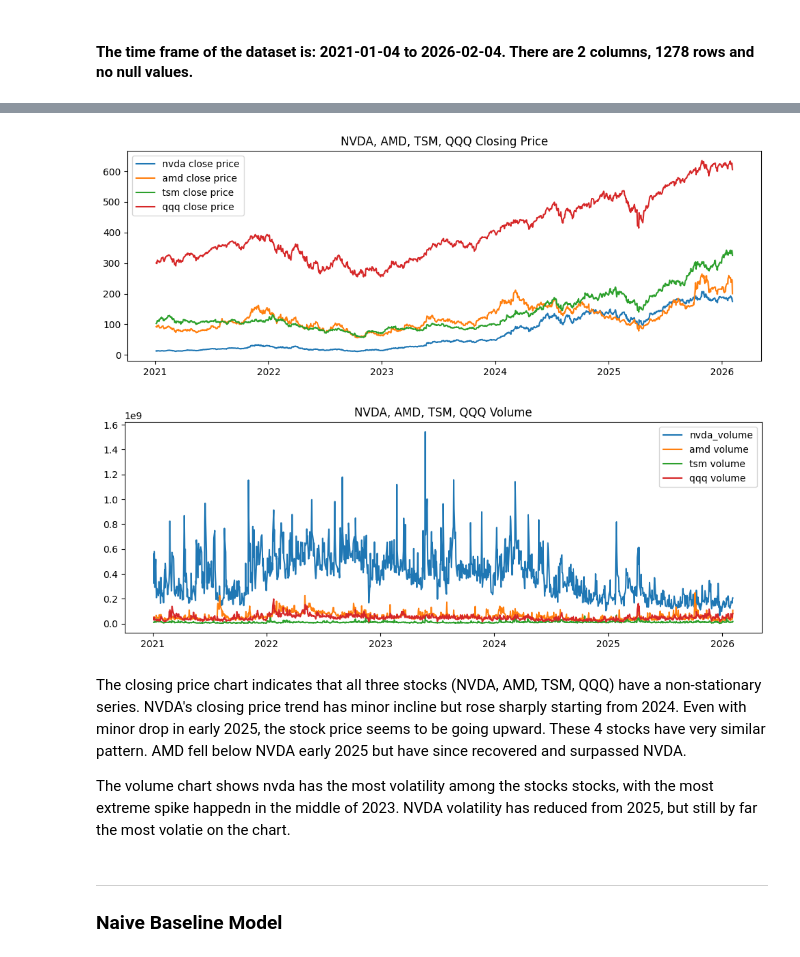
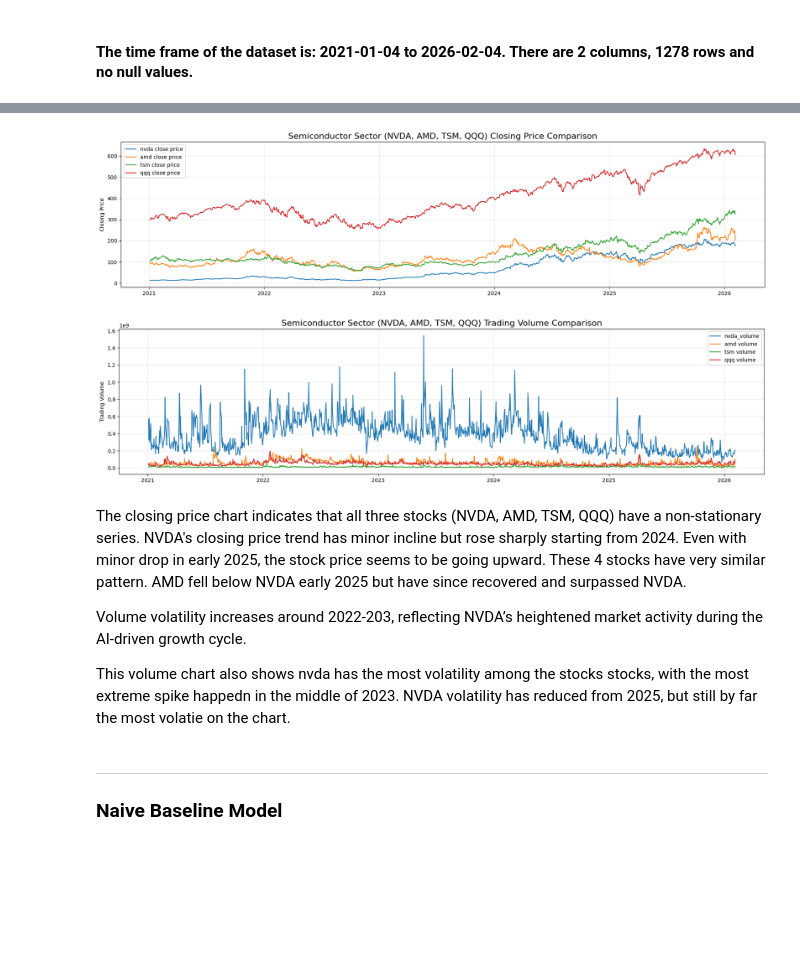
Before and after one commit to EsserMishelle/short-term-stock-forecast, a Jupyter notebook: 01_eda_and_naive_baseline.ipynb, the cells around one changed output, grey strips where cells are left out. Saved outputs shown, nothing was run; the diff lists cells and outputs as text; code cells hidden in the pictures; blank space fills up the shorter version.

```diff
--- a/01_eda_and_naive_baseline.ipynb
+++ b/01_eda_and_naive_baseline.ipynb
@@ -90,7 +85,7 @@ folder_path = '/content/drive/MyDrive/stocks'
 os.makedirs(folder_path, exist_ok=True)
 
 # Define the assets folder path
-assets_folder_path = '/content/drive/MyDrive/stocks'
+assets_folder_path = '/content/drive/MyDrive/stocks/assets'
 os.makedirs(assets_folder_path, exist_ok=True)
 # %% [output]
 Drive already mounted at /content/drive; to attempt to forcibly remount, call drive.mount("/content/drive", force_remount=True).
@@ -282,34 +277,43 @@ display(nvda.tail(2))
 | 2026-02-03 | 180.339996 |
 | 2026-02-04 | 174.190002 |
 # %%
-plt.figure(figsize=(12, 4))
+plt.figure(figsize=(22, 5))
 
 plt.plot(nvda.index, nvda['nvda_close'], label='nvda close price')
 plt.plot(amd.index, amd['amd_close'], label='amd close price')
 plt.plot(tsm.index, tsm['tsm_close'], label='tsm close price')
 plt.plot(qqq.index, qqq['qqq_close'], label='qqq close price')
+
+plt.grid(True, alpha=0.3)
+plt.ylabel('Closing Price')
 plt.legend()
-plt.title('NVDA, AMD, TSM, QQQ Closing Price')
+plt.title('Semiconductor Sector (NVDA, AMD, TSM, QQQ) Closing Price Comparison', size = 16)
 plt.savefig(os.path.join(assets_folder_path, 'multiple_stocks_closing_price.jpg'))
 plt.show()
+print()
 
-plt.figure(figsize=(12, 4))
+plt.figure(figsize=(22, 5))
 plt.plot(nvda_volume.index, nvda_volume['nvda_volume'], label='nvda_volume')
 plt.plot(amd_volume.index, amd_volume['amd_volume'], label='amd volume')
 plt.plot(tsm_volume.index, tsm_volume['tsm_volume'], label='tsm volume')
 plt.plot(qqq_volume.index, qqq_volume['qqq_volume'], label='qqq volume')
+
+plt.grid(True, alpha=0.3)
 plt.legend()
-plt.title('NVDA, AMD, TSM, QQQ Volume')
-plt.savefig(os.path.join(assets_folder_path, 'multiple_stocks_closing_volume.jpg'))
+plt.ylabel('Trading Volume')
+plt.title('Semiconductor Sector (NVDA, AMD, TSM, QQQ) Trading Volume Comparison', size = 16)
+plt.savefig(os.path.join(assets_folder_path, 'multiple_stocks_trading_volume.jpg'))
 plt.show()
 # %% [output]
-[figure, old version]
+[figure, new version]
-[figure, old version]
+[figure, new version]
 # %% [markdown]
 
 The closing price chart indicates that all three stocks (NVDA, AMD, TSM, QQQ) have a non-stationary series. NVDA's closing price trend has minor incline but rose sharply starting from 2024. Even with minor drop in early 2025, the stock price seems to be going upward. These 4 stocks have very similar pattern. AMD fell below NVDA early 2025 but have since recovered and surpassed NVDA.
 
-The volume chart shows nvda has the most volatility among the stocks stocks, with the most extreme spike happedn in the middle of 2023. NVDA volatility has reduced from 2025, but still by far the most volatie on the chart.
+Volume volatility increases around 2022-203, reflecting NVDA’s heightened market activity during the AI-driven growth cycle.
+
+This volume chart also shows nvda has the most volatility among the stocks stocks, with the most extreme spike happedn in the middle of 2023. NVDA volatility has reduced from 2025, but still by far the most volatie on the chart.
 # %% [markdown]
 ---
 ### Naive Baseline Model
```
Also changed, not shown: parts of 13 cells of this notebook.
